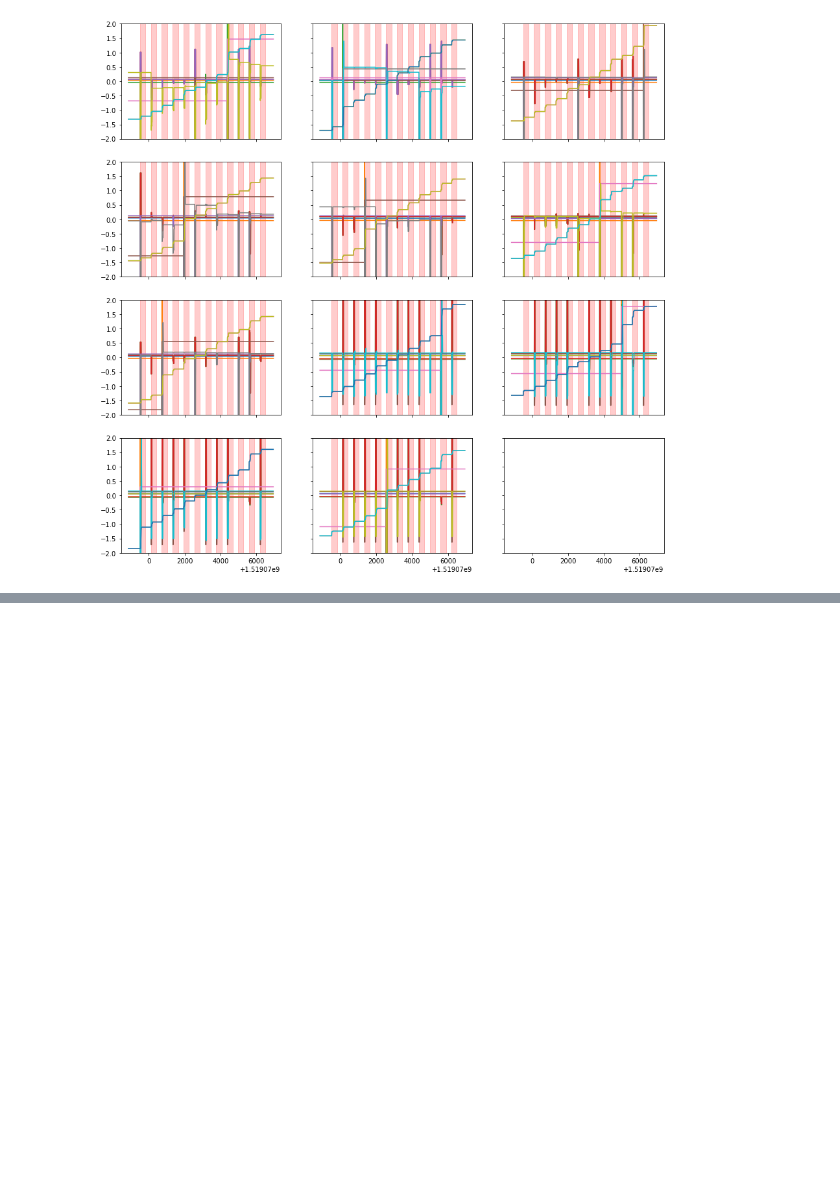
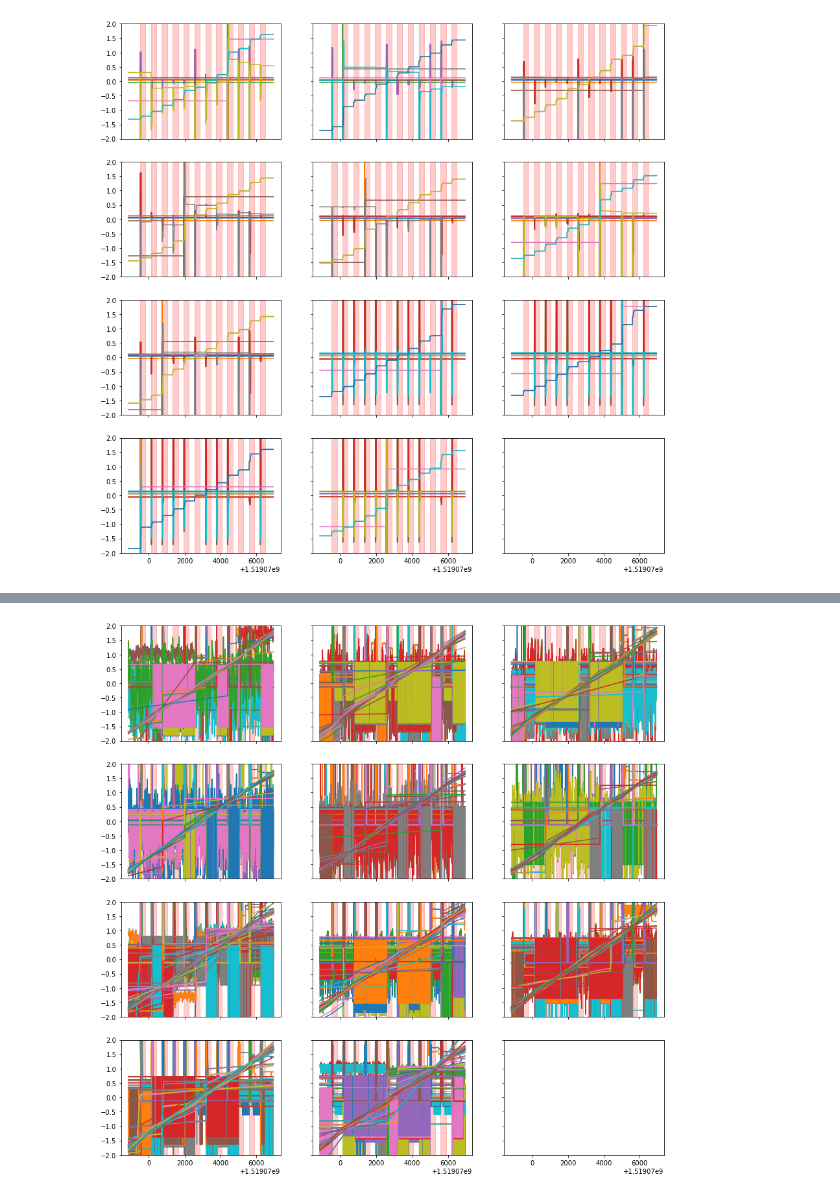
Before and after one commit to glicerico/visualize-telemetry, a Jupyter notebook: notebooks/BigDama.ipynb, the cells around one changed output, grey strips where cells are left out. Drawn from its saved outputs; the diff is of its cells as text; code cells hidden in the pictures; blank space fills up the shorter version.

```diff
--- a/notebooks/BigDama.ipynb
+++ b/notebooks/BigDama.ipynb
@@ -142,0 +147,99 @@ for anomaly in truth.events:
+# %%
+# Read and process Control Plane data
+
+plt.rcParams['figure.figsize'] = [15, 15] # Size of inline plot
+
+def normalize_matrix(df):
+    return (df - df.mean())/df.std()
+
+configuration = json.load(open('configuration.json'))
+print(configuration['featureModel'])
+
+# Define plot of Control Plane features for all nodes
+plot_cols = 3
+nbr_datasets = len(configuration['nodes'])
+plot_rows = -(-nbr_datasets // plot_cols) # inverse floor-division, equivalent to math.ceil()
+fig, axes = plt.subplots(plot_rows, plot_cols, sharex=True, sharey=True)
+plot_ctr = 0
+
+# Iterate on all the datasets chosen in the configuration list
+for dataset in configuration['dataset']['list']:
+
+    print('Dataset {}'.format(dataset))
+    telemetry_allLeafs = pd.DataFrame()
+
+    # read the ground truth file
+    truth = groundTruth(bigdama_path + 'GrounTruth/'+dataset+'.txt', fileType='csv')
+
+    # Iterate on all the nodes chosen in the configuration file
+    for node in configuration['nodes']:
+
+        # Read node dataset
+        df = pd.read_csv(bigdama_path+configuration['dataset']['path']+node+dataset+'.csv', low_memory = False)\
+                        .dropna()\
+                        .drop('Unnamed: 0', axis=1)
+
+        times = pd.DataFrame(columns=['time'])
+        times['time'] = df['time'].astype('int')
+        df = df.drop(['time'], axis=1)
+
+        # Select the chosen features in the configuration file
+        # By default the dataset contains all the features
+        # If ControlPlane is chosen: only the CP features are extracted from the dataset
+        # If DataPlane is chosen: the CP features are discarded, obtaining a dataset with only DataPlane
+        # If CompleteFeatures is chosen: pass
+#         if configuration['featureModel'] == 'ControlPlane':
+#             features = 'CP'
+#             df = df[configuration['featureList']]
+        ## USE DATA PLANE FEATURES HERE
+        features = 'DP'
+        df = df.drop(configuration['featureList'], axis=1)
+#         elif configuration['featureModel'] == 'DataPlane':
+#             features = 'DP'
+#             df = df.drop(configuration['featureList'], axis=1)
+#         elif configuration['featureModel'] == 'CompleteFeatures':
+#             features = 'All'
+#         else:
+#             sys.exit('Something wrong in configuration feature model')
+
+        # Dataset normalization
+        df_short = df.loc[:,df.std()!=0]
+        dfNormalized = normalize_matrix(df_short).dropna(axis=1)
+        del df_short
+
+        # Add leaf to allLeafs dataset
+        telemetry_allLeafs = pd.concat([telemetry_allLeafs, dfNormalized], axis=1, ignore_index=True).dropna()
+
+        print(f"Node:{node}; entries: {len(times)}")
+
+        # Write current leaf embeddings to file
+        dfNormalized[0:].to_csv(dataset+'_'+node+'_'+features+'.emb', index=False, header=False, na_rep=0, sep='\t')
+
+        # Create anomaly data
+        times['anomaly'] = 0 # add new column
+        times['node'] = node
+
+        # Flag entries within anomaly ranges
+        for anomaly in truth.events:
+            mask = times['time'].between(anomaly['startTime'], anomaly['endTime'])
+            times['anomaly'] = times['anomaly'].mask(mask, 1)
+
+        # Write current leaf labels to file
+        times[0:].to_csv(dataset+'_'+node+'_'+features+'.lbl', index=False, header=True, na_rep=0, sep='\t')
+
+        # Plot all features
+        plot_x = plot_ctr // plot_cols
+        plot_y = plot_ctr % plot_cols
+        axes[plot_x, plot_y].plot(times['time'], dfNormalized)
+        axes[plot_x, plot_y].set_ylim([-2, 2])
+
+        # Shade the anomaly times
+        for anomaly in truth.events:
+            axes[plot_x, plot_y].axvspan(anomaly['startTime'], anomaly['endTime'], alpha=0.2, color='red')
+        plot_ctr += 1
+
+# Print concatenated telemetry
+telemetry_allLeafs[0:].to_csv(dataset+'_'+features+'.emb', index=False, header=False, na_rep=0, sep='\t')
+
+telemetry_allLeafs.shape
+# %% [output]
@@ -143,2 +260,3 @@ for anomaly in truth.events:
+[figure, added]
 # %%
 # Create and plot Series with vector length
```
Also changed, not shown: parts of 9 cells of this notebook.
